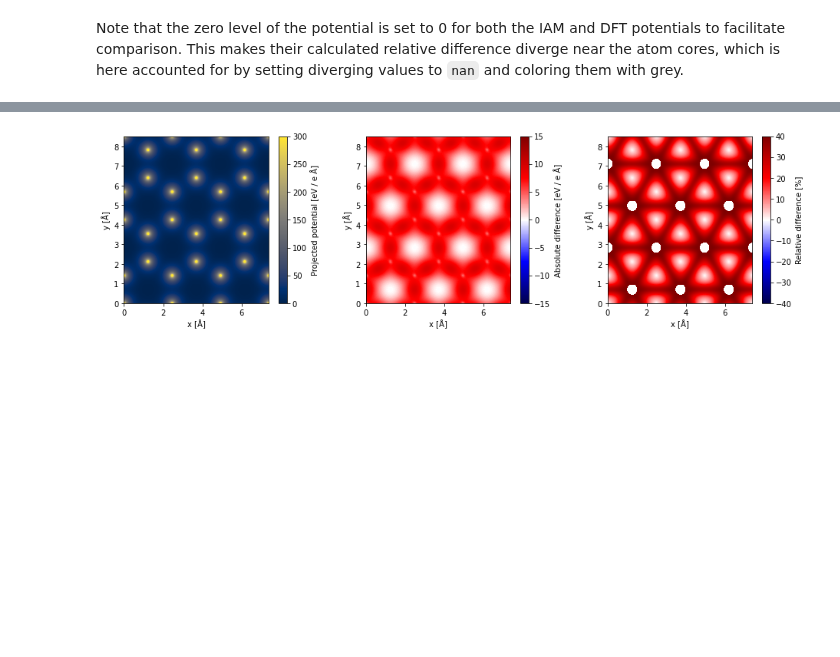
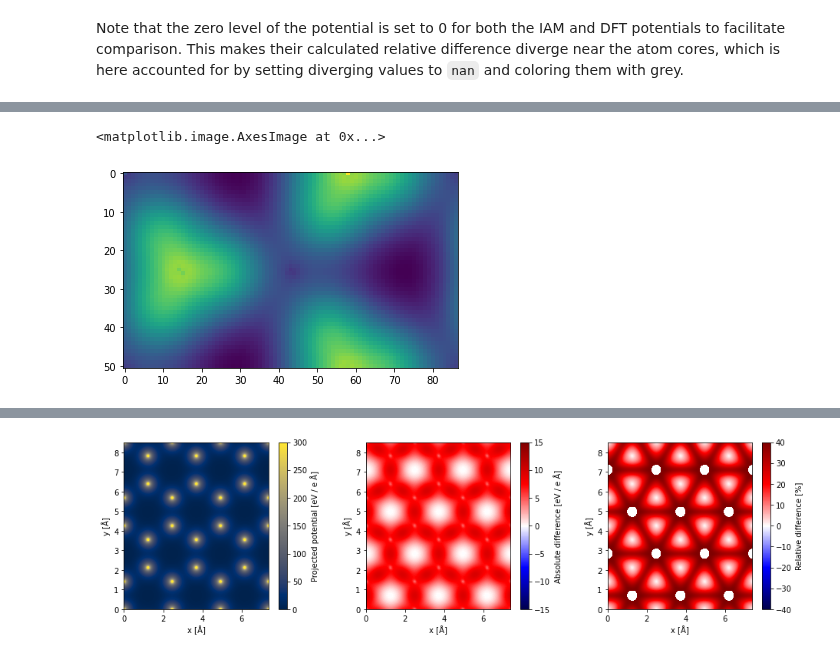
Before and after one commit to abTEM/doc, a Jupyter notebook: docs/user_guide/walkthrough/charge_density.ipynb, the cells around one changed output, grey strips where cells are left out. Cells and saved outputs as stored; diff of their text form; code cells hidden in the pictures; blank space fills up the shorter version.

```diff
--- a/docs/user_guide/walkthrough/charge_density.ipynb
+++ b/docs/user_guide/walkthrough/charge_density.ipynb
@@ -47,2 +43,4 @@ gpaw.write('graphene.gpw')
 # %%
-gpaw = GPAW('graphene.gpw', txt=None)
+gpaw.write("hbn.gpw")
+
+gpaw = GPAW("hbn.gpw", txt=None)
@@ -53,2 +51,2 @@ It is straightforward to calculate a DFT potential from a converged GPAW calcula
 # %%
-dft_pot = GPAWPotential(gpaw, sampling=.02)
+potential_dft = abtem.GPAWPotential(gpaw, sampling=0.05).build()
@@ -75,2 +63,8 @@ iam_potential = Potential(atoms, gpts=dft_potential.gpts).build(compute=True)
+# %%
+atoms = gpaw.atoms
+
+potential_iam = abtem.Potential(
+    atoms, gpts=potential_dft.gpts, projection="finite"
+).build()
 # %% [markdown]
 Note that the zero level of the potential is set to 0 for both the IAM and DFT potentials to facilitate comparison. This makes their calculated relative difference diverge near the atom cores, which is here accounted for by setting diverging values to `nan` and coloring them with grey.
@@ -76,0 +77,10 @@ Note that the zero level of the potential is set to 0 for both the IAM and DFT p
+# %%
+a = potential_iam.project().array.compute()
+b= potential_dft.project().array.compute()
+b = b- b.min()
+a = a- a.min()
+# %%
+plt.imshow(a-b)
+# %% [output]
+<matplotlib.image.AxesImage at 0x...>
+[figure, added]
```
Also changed, not shown: parts of 30 cells of this notebook.
